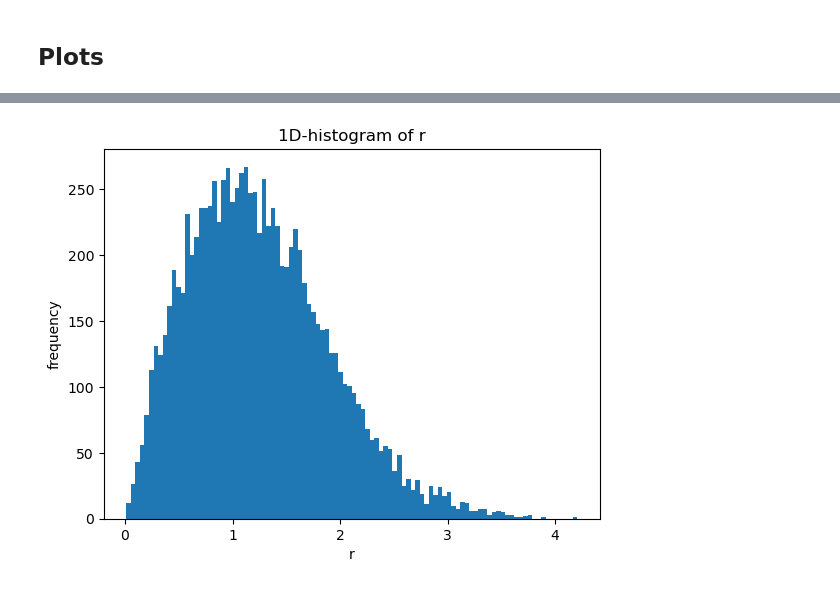
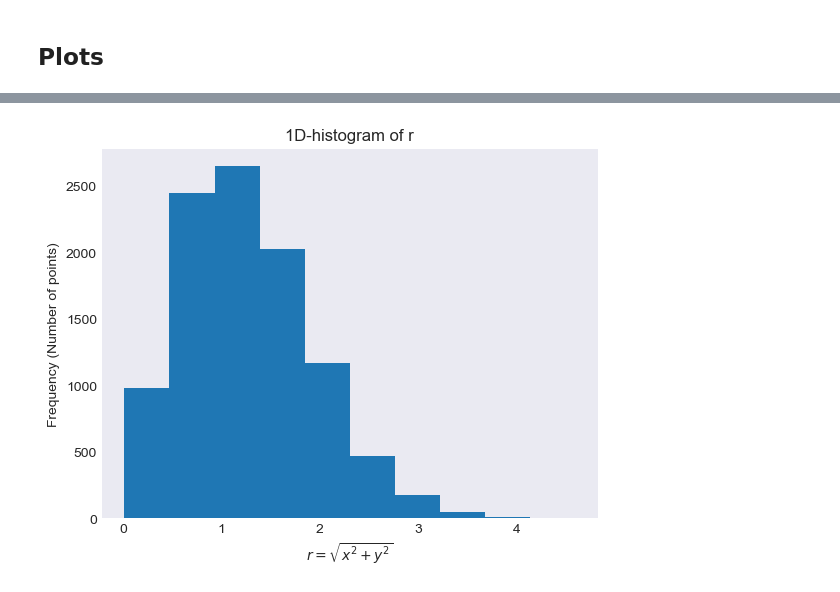
Before and after one commit to Vashistht/PHYSICS-403, a Jupyter notebook: HW 1.ipynb, the cells around one changed output, grey strips where cells are left out. Cells and saved outputs as stored; diff of their text form; code cells hidden in the pictures.

```diff
--- a/HW 1.ipynb
+++ b/HW 1.ipynb
@@ -11,4 +11,4 @@ import matplotlib as mpl
 import random
 from numpy import sqrt, sin, cos, pi, log, histogram2d
 mpl.rcParams.update(mpl.rcParamsDefault)
-# plt.style.use('seaborn')
+plt.style.use('seaborn-dark')
@@ -81,8 +85,8 @@ def histogram_1d(x, y, bins = 100, c = "1D-histogram of r"):
     plt.figure()
     plt.hist(x, bins = bins)
     plt.title(c)
-    plt.xlabel("r")
-    plt.ylabel("frequency")
+    plt.xlabel(r'$r = \sqrt{x^2+y^2}$')
+    plt.ylabel("Frequency (Number of points)")
     plt.show()
 # %% [markdown]
 ## Plots
@@ -100,7 +108,7 @@ histogram_2D(xs, ys) # 10 bins is default
 # %%
-histogram_1d(xs,ys)
+histogram_1d(xs,ys, bins = 10)
 # %% [output]
-[figure, old version]
+[figure, new version]
 # %%
 countour_plot(xs,ys)
 # %% [output]
```
Also changed, not shown: parts of 9 cells of this notebook.
